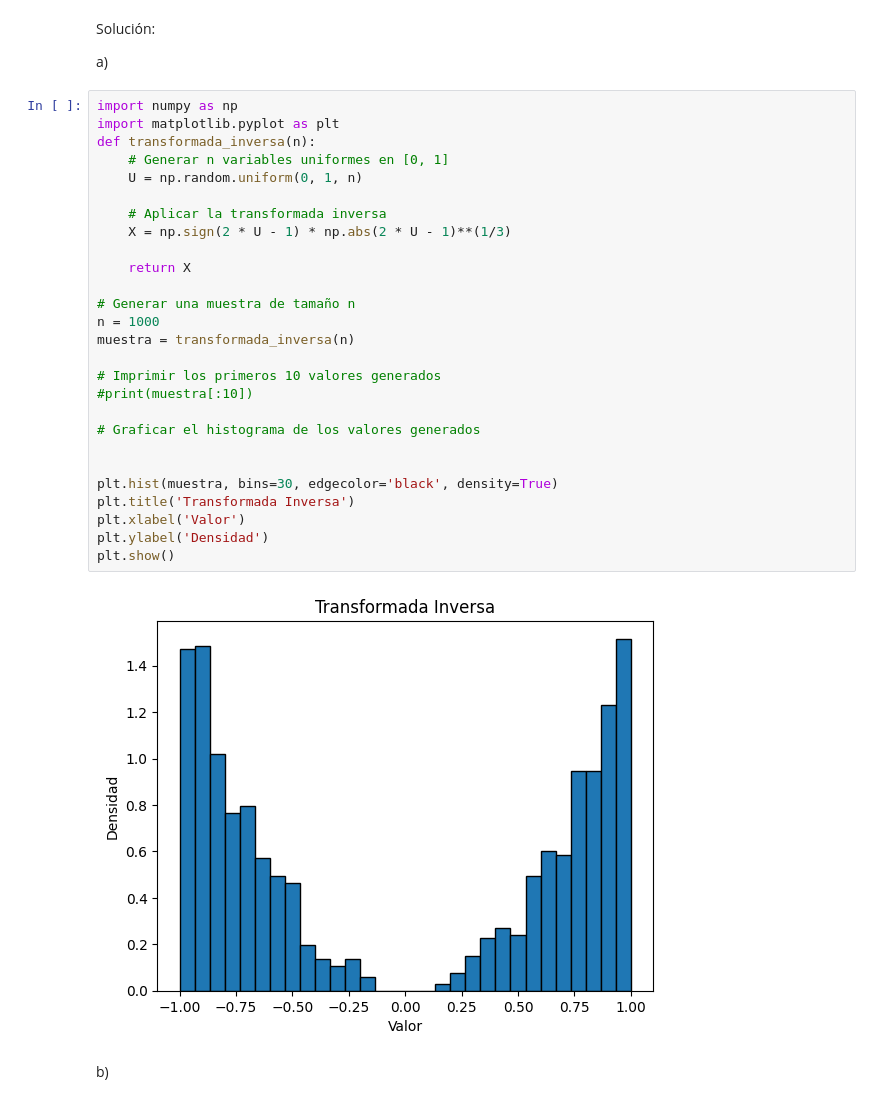
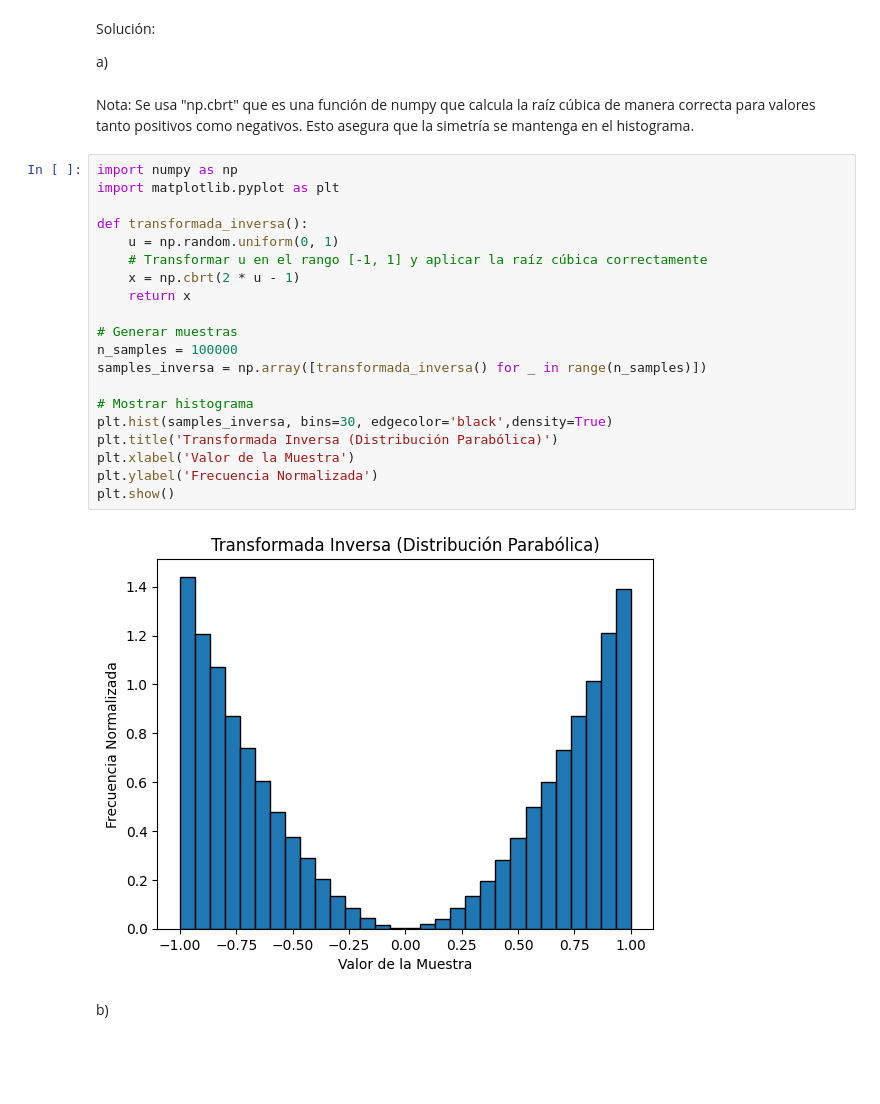
Before and after one commit to IvanPP1018/SIMULACION-1, a Jupyter notebook: PuntoExamenFinal.ipynb, the cells around one changed output. Cells and saved outputs as stored; diff of their text form; blank space fills up the shorter version.

```diff
--- a/PuntoExamenFinal.ipynb
+++ b/PuntoExamenFinal.ipynb
@@ -6,35 +6,30 @@
 Solución:
 
 a)
+# %% [markdown]
+Nota: Se usa "np.cbrt" que es una función de numpy que calcula la raíz cúbica de manera correcta para valores tanto positivos como negativos. Esto asegura que la simetría se mantenga en el histograma.
 # %%
 import numpy as np
 import matplotlib.pyplot as plt
-def transformada_inversa(n):
-    # Generar n variables uniformes en [0, 1]
-    U = np.random.uniform(0, 1, n)
 
-    # Aplicar la transformada inversa
-    X = np.sign(2 * U - 1) * np.abs(2 * U - 1)**(1/3)
+def transformada_inversa():
+    u = np.random.uniform(0, 1)
+    # Transformar u en el rango [-1, 1] y aplicar la raíz cúbica correctamente
+    x = np.cbrt(2 * u - 1)
+    return x
 
-    return X
+# Generar muestras
+n_samples = 100000
+samples_inversa = np.array([transformada_inversa() for _ in range(n_samples)])
 
-# Generar una muestra de tamaño n
-n = 1000
-muestra = transformada_inversa(n)
-
-# Imprimir los primeros 10 valores generados
-#print(muestra[:10])
-
-# Graficar el histograma de los valores generados
-
-
-plt.hist(muestra, bins=30, edgecolor='black', density=True)
-plt.title('Transformada Inversa')
-plt.xlabel('Valor')
-plt.ylabel('Densidad')
+# Mostrar histograma
+plt.hist(samples_inversa, bins=30, edgecolor='black',density=True)
+plt.title('Transformada Inversa (Distribución Parabólica)')
+plt.xlabel('Valor de la Muestra')
+plt.ylabel('Frecuencia Normalizada')
 plt.show()
 # %% [output]
-[figure, old version]
+[figure, new version]
 # %% [markdown]
 b)
 # %%
```
Also changed, not shown: parts of 4 cells of this notebook.
